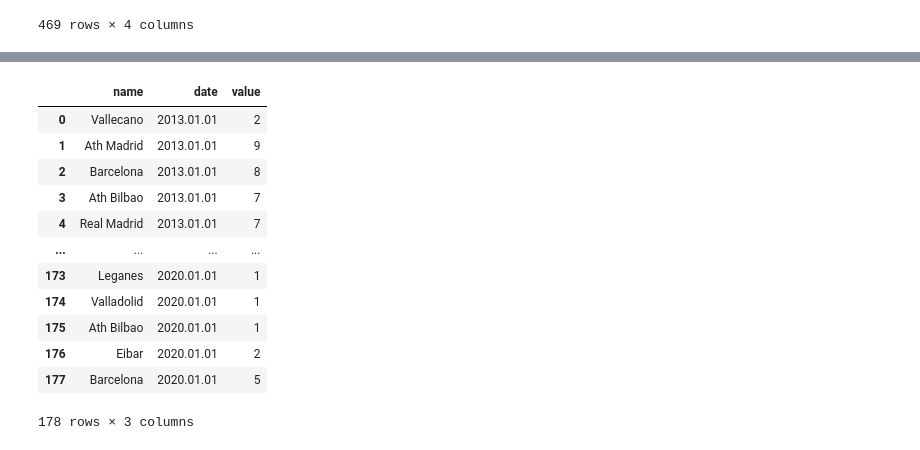
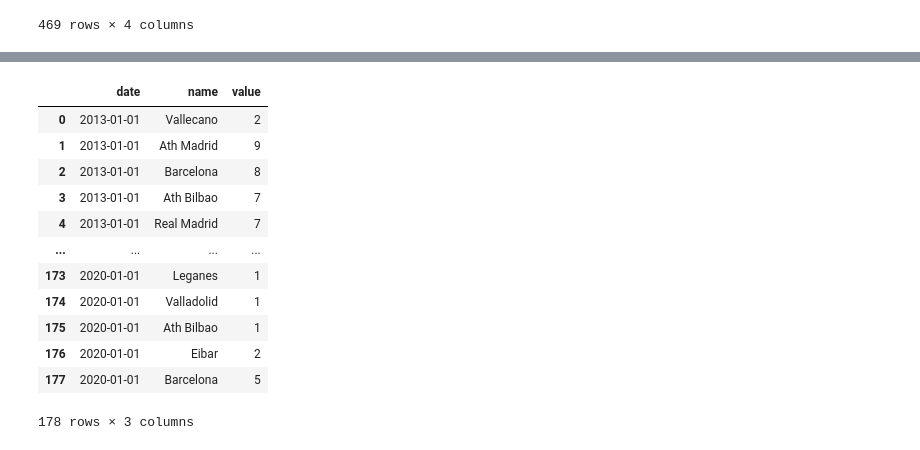
Before and after one commit to com-480-data-visualization/com-480-project-coviz-19, a Jupyter notebook: notebooks/Exploratory/betting.ipynb, the cells around one changed output, grey strips where cells are left out. Saved outputs shown, nothing was run; the diff lists cells and outputs as text; code cells hidden in the pictures.

```diff
--- a/notebooks/Exploratory/betting.ipynb
+++ b/notebooks/Exploratory/betting.ipynb
@@ -213,5 +213,4 @@ rivalries
 469 rows × 4 columns
 # %%
 per_year = pd.read_csv('../../data/Dataset2/win_per_year.csv')
-per_year['year']=per_year.year.astype('str').apply(lambda x:x+ '.01.01')
-per_year
+per_year['year']=per_year.year.astype('str').apply(lambda x:x+ '-01-01')
@@ -232,19 +217,20 @@ per_year
 # %%
 spain= per_year[per_year['Div']== 'SP1']
 spain.columns = ['Div','name', 'date','value']
 spain= spain.drop(columns='Div').sort_values(by = 'date').reset_index(drop=True)
+spain = spain[['date','name','value']]
 spain
 # %% [output]
-|  | name | date | value |
-| 0 | Vallecano | 2013.01.01 | 2 |
-| 1 | Ath Madrid | 2013.01.01 | 9 |
-| 2 | Barcelona | 2013.01.01 | 8 |
-| 3 | Ath Bilbao | 2013.01.01 | 7 |
-| 4 | Real Madrid | 2013.01.01 | 7 |
+|  | date | name | value |
+| 0 | 2013-01-01 | Vallecano | 2 |
+| 1 | 2013-01-01 | Ath Madrid | 9 |
+| 2 | 2013-01-01 | Barcelona | 8 |
+| 3 | 2013-01-01 | Ath Bilbao | 7 |
+| 4 | 2013-01-01 | Real Madrid | 7 |
 | ... | ... | ... | ... |
-| 173 | Leganes | 2020.01.01 | 1 |
-| 174 | Valladolid | 2020.01.01 | 1 |
-| 175 | Ath Bilbao | 2020.01.01 | 1 |
-| 176 | Eibar | 2020.01.01 | 2 |
-| 177 | Barcelona | 2020.01.01 | 5 |
+| 173 | 2020-01-01 | Leganes | 1 |
+| 174 | 2020-01-01 | Valladolid | 1 |
+| 175 | 2020-01-01 | Ath Bilbao | 1 |
+| 176 | 2020-01-01 | Eibar | 2 |
+| 177 | 2020-01-01 | Barcelona | 5 |
 178 rows × 3 columns
```
Also changed, not shown: parts of 7 cells of this notebook, 5 other files.
